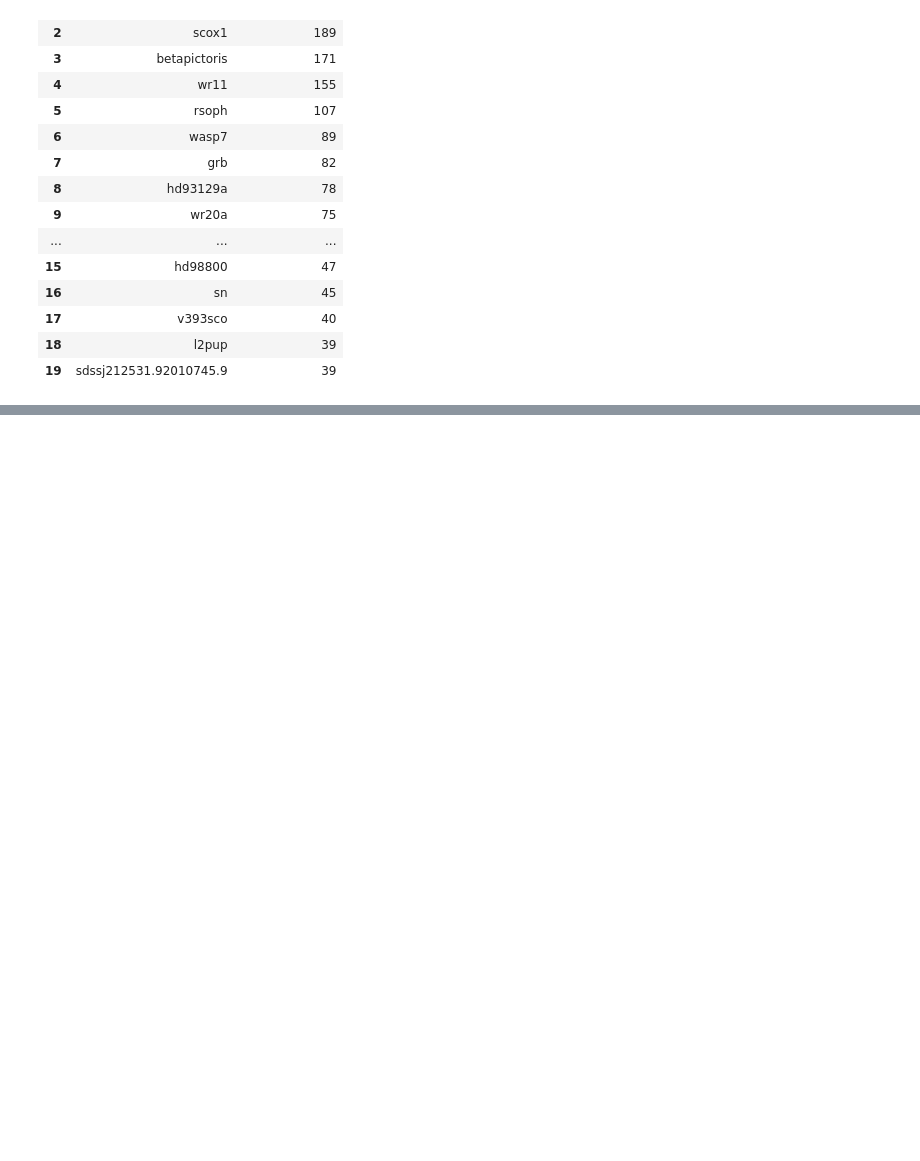
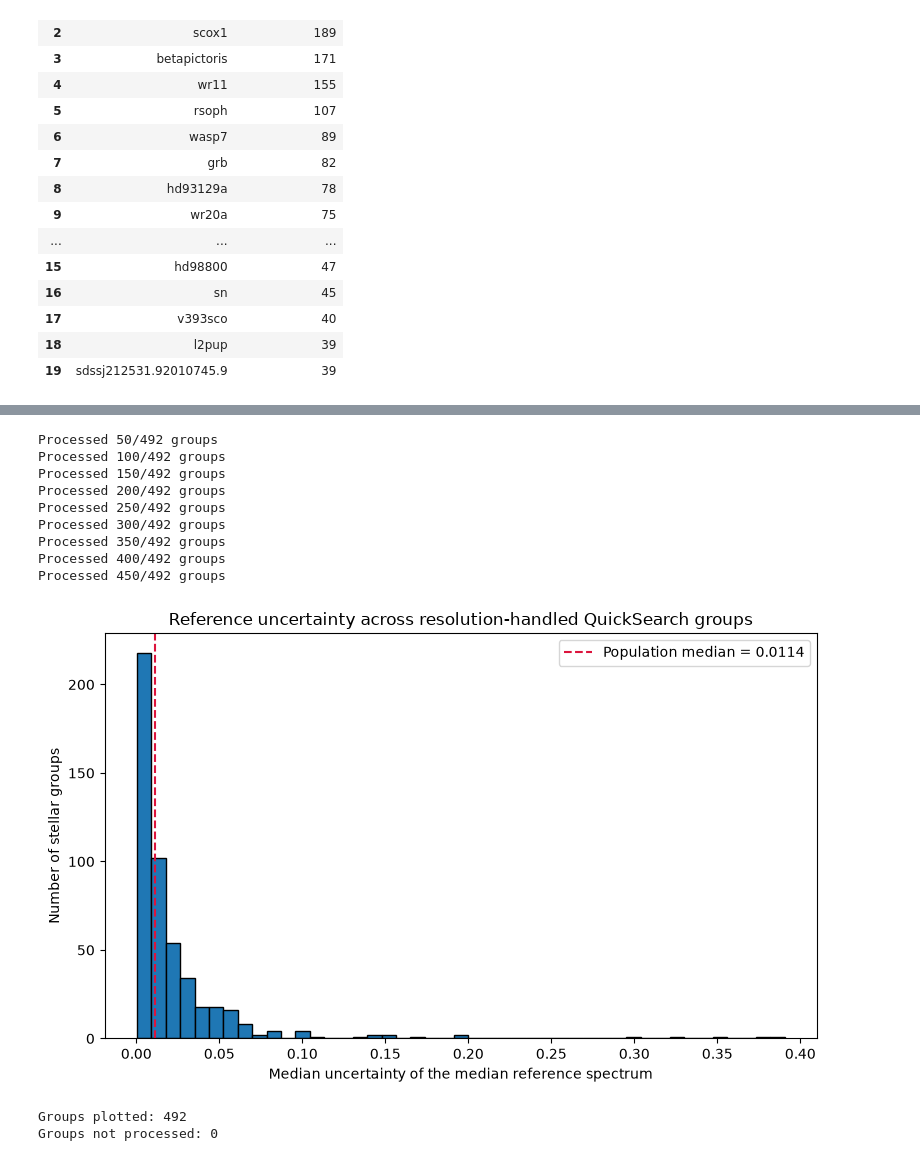
Before and after one commit to AstroHohen/ResearchProjectMSc, a Jupyter notebook: HR/DetectionAnalysis/detection_analysis.ipynb, the cells around one changed output, grey strips where cells are left out. Drawn from its saved outputs; the diff is of its cells as text; code cells hidden in the pictures; blank space fills up the shorter version.

```diff
--- a/HR/DetectionAnalysis/detection_analysis.ipynb
+++ b/HR/DetectionAnalysis/detection_analysis.ipynb
@@ -175,0 +264,77 @@ number of groups with 3 or more spectra in it = 2887
+# %%
+candidate_file = Path(
+    '/home/msp25gd/ResearchProjectMSc/ResolutionHandling/QuickSearch_V2/'
+    'candidates_-3.5sig_1.5cut_2width_V2_RES.npy'
+)
+processed_dataset = Path(
+    '/home/msp25gd/ResearchProjectMSc/ResolutionHandling/processed_candidates'
+)
+quicksearch_candidates = np.load(candidate_file, allow_pickle=True).astype(str)
+
+reference_uncertainty_rows = []
+failed_groups = []
+
+for index, star in enumerate(quicksearch_candidates, start=1):
+    search = ASSET(parameters=parameters, line='K')
+    result = search.spec_analysis(str(processed_dataset / star) + os.sep)
+    if result is None:
+        failed_groups.append(star)
+        continue
+
+    processed_spectra, _, reference_scatter = result
+    number_of_spectra = len(processed_spectra)
+
+    # Approximate standard error of a median for normally distributed data.
+    reference_uncertainty = (
+        np.sqrt(np.pi / 2) * reference_scatter / np.sqrt(number_of_spectra)
+    )
+    search_uncertainty = reference_uncertainty[search.snr_idxrange]
+
+    reference_uncertainty_rows.append({
+        'stellar_group': star,
+        'n_spectra': number_of_spectra,
+        'median_reference_uncertainty': np.nanmedian(search_uncertainty),
+    })
+
+    if index % 50 == 0:
+        print(f'Processed {index}/{len(quicksearch_candidates)} groups')
+
+reference_uncertainties = pd.DataFrame(reference_uncertainty_rows)
+
+plt.figure(figsize=(8, 5))
+plt.hist(
+    reference_uncertainties['median_reference_uncertainty'],
+    bins='auto',
+    edgecolor='black',
+)
+plt.axvline(
+    reference_uncertainties['median_reference_uncertainty'].median(),
+    color='crimson',
+    linestyle='--',
+    label=(
+        'Population median = '
+        f"{reference_uncertainties['median_reference_uncertainty'].median():.4f}"
+    ),
+)
+plt.xlabel('Median uncertainty of the median reference spectrum')
+plt.ylabel('Number of stellar groups')
+plt.title('Reference uncertainty across resolution-handled QuickSearch groups')
+plt.legend()
+plt.tight_layout()
+plt.show()
+
+print(f'Groups plotted: {len(reference_uncertainties)}')
+print(f'Groups not processed: {len(failed_groups)}')
+# %% [output]
+Processed 50/492 groups
+Processed 100/492 groups
+Processed 150/492 groups
+Processed 200/492 groups
+Processed 250/492 groups
+Processed 300/492 groups
+Processed 350/492 groups
+Processed 400/492 groups
+Processed 450/492 groups
+[figure, added]
+Groups plotted: 492
+Groups not processed: 0
```
Also changed, not shown: parts of 9 cells of this notebook, 1 other file.
